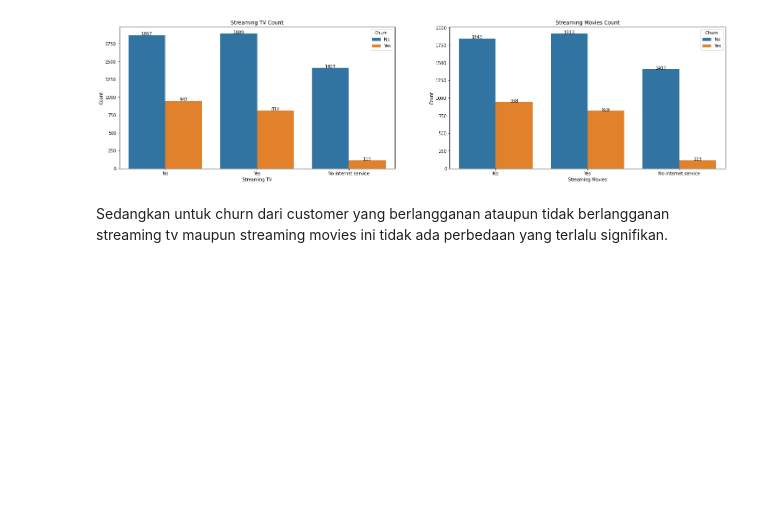
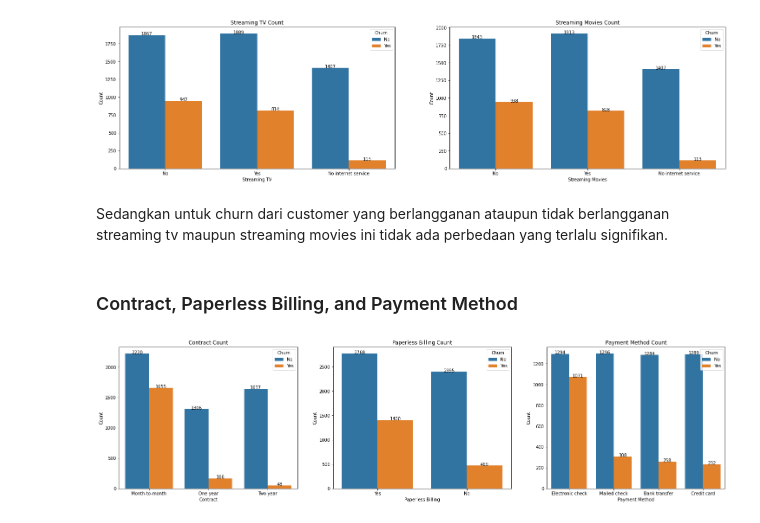
Before and after one commit to Penzragon/h8dsft_Milestone1P2, a Jupyter notebook: script.ipynb, the cells around one changed output. Cells and saved outputs as stored; diff of their text form; code cells hidden in the pictures; blank space fills up the shorter version.

Commit message:
Add contract & payment EDA

```diff
--- a/script.ipynb
+++ b/script.ipynb
@@ -501,3 +501,35 @@ plt.show()
 [figure]
 # %% [markdown]
 Sedangkan untuk churn dari customer yang berlangganan ataupun tidak berlangganan streaming tv maupun streaming movies ini tidak ada perbedaan yang terlalu signifikan.
+# %% [markdown]
+### Contract, Paperless Billing, and Payment Method
+# %%
+plt.figure(figsize=(25, 6))
+plt.subplot(1, 3, 1)
+fig = sns.countplot(x='Contract', data=customer, hue='Churn')
+for p in fig.patches:
+    height = p.get_height()
+    fig.text(p.get_x() + p.get_width() / 2., height + 0.005, '{:1.0f}'.format(height), ha="center")
+plt.title('Contract Count')
+plt.xlabel('Contract')
+plt.ylabel('Count')
+plt.subplot(1, 3, 2)
+fig = sns.countplot(x='PaperlessBilling', data=customer, hue='Churn')
+for p in fig.patches:
+    height = p.get_height()
+    fig.text(p.get_x() + p.get_width() / 2., height + 0.005, '{:1.0f}'.format(height), ha="center")
+plt.title('Paperless Billing Count')
+plt.xlabel('Paperless Billing')
+plt.ylabel('Count')
+plt.subplot(1, 3, 3)
+fig = sns.countplot(x='PaymentMethod', data=customer, hue='Churn')
+for p in fig.patches:
+    height = p.get_height()
+    fig.text(p.get_x() + p.get_width() / 2., height + 0.005, '{:1.0f}'.format(height), ha="center")
+plt.title('Payment Method Count')
+plt.xlabel('Payment Method')
+fig.set_xticklabels(['Electronic check', 'Mailed check', 'Bank transfer', 'Credit card'])
+plt.ylabel('Count')
+plt.show()
+# %% [output]
+[figure, added]
```
Also changed, not shown: parts of 2 cells of this notebook.
